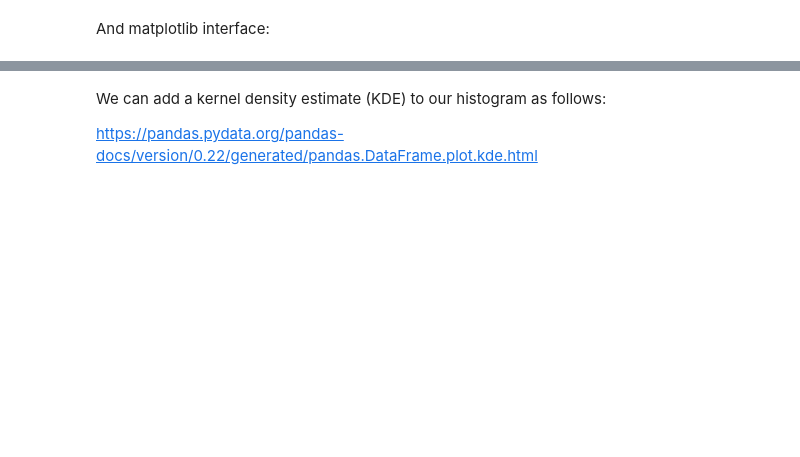
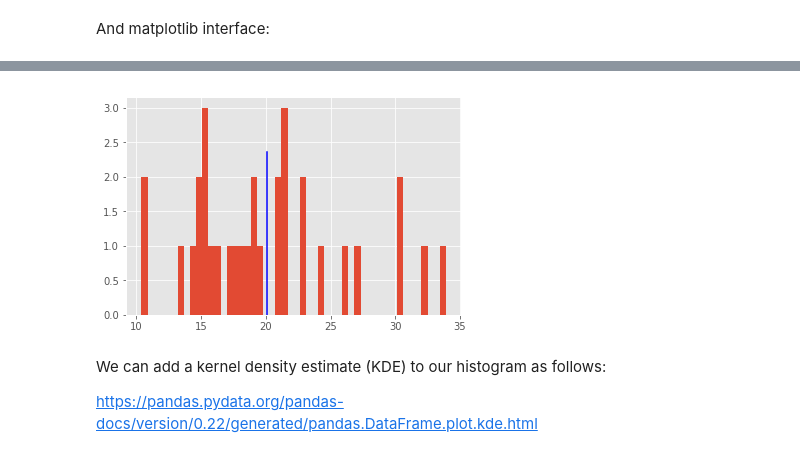
Before and after one commit to gagandaroach/DataScienceIntro, a Jupyter notebook: labs/Lab3_eda_viz/edaviz.ipynb, the cells around one changed output, grey strips where cells are left out. Drawn from its saved outputs; the diff is of its cells as text; code cells hidden in the pictures; blank space fills up the shorter version.

Commit message:
lab3 work - eda visualization - examples of pandas dataframe polotting

```diff
--- a/labs/Lab3_eda_viz/edaviz.ipynb
+++ b/labs/Lab3_eda_viz/edaviz.ipynb
@@ -252,3 +270,10 @@ Your plot should look something like the following:
+# %%
+# Your work here
+plt.hist(dfcars.mpg.values, bins=50)
+plt.axvline(dfcars.mpg.mean(), 0, 0.75, color='blue', label="avg_mpg")
+plt.show()
+# %% [output]
+[figure, added]
 # %% [markdown]
 We can add a kernel density estimate (KDE) to our histogram as follows:
 
```
Also changed, not shown: parts of 45 cells of this notebook, 3 other files.
